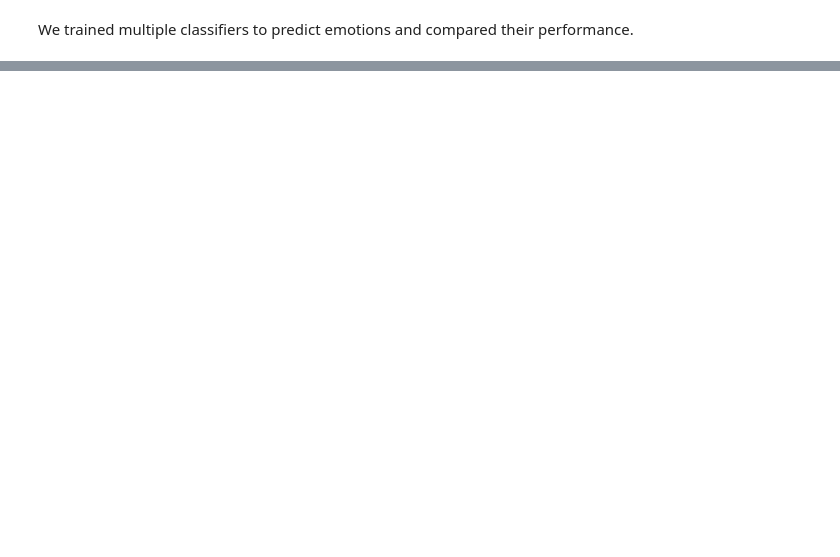
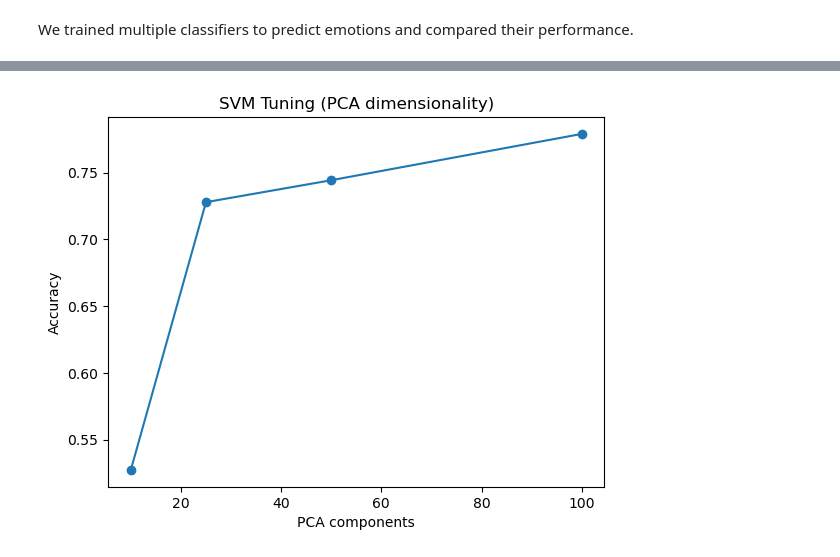
Before and after one commit to jerome-manarang/InsideOut, a Jupyter notebook: emotion_detection.ipynb, the cells around one changed output, grey strips where cells are left out. Drawn from its saved outputs; the diff is of its cells as text; code cells hidden in the pictures; blank space fills up the shorter version.

```diff
--- a/emotion_detection.ipynb
+++ b/emotion_detection.ipynb
@@ -198,0 +308,20 @@ We trained multiple classifiers to predict emotions and compared their performan
+# %%
+# PCA Hyperparameter Tuning
+components = [10, 25, 50, 100]
+accs = []
+
+for k in components:
+    pca = PCA(n_components=k)
+    X_val_k = pca.fit_transform(X_val)
+
+    svm = LinearSVC(C=1)
+    svm.fit(X_val_k, y_val)
+    accs.append(svm.score(X_val_k, y_val))
+
+plt.plot(components, accs, marker='o')
+plt.xlabel("PCA components")
+plt.ylabel("Accuracy")
+plt.title("SVM Tuning (PCA dimensionality)")
+plt.show()
+# %% [output]
+[figure, added]
```
Also changed, not shown: parts of 15 cells of this notebook, 2 other files.
